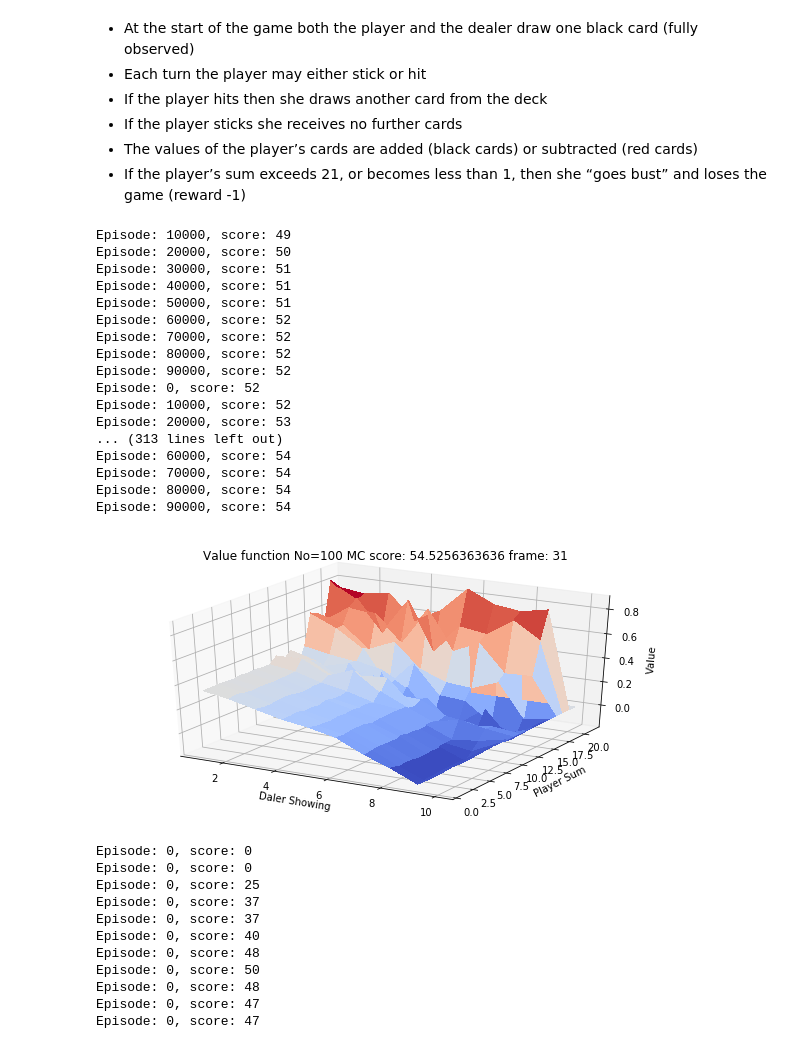
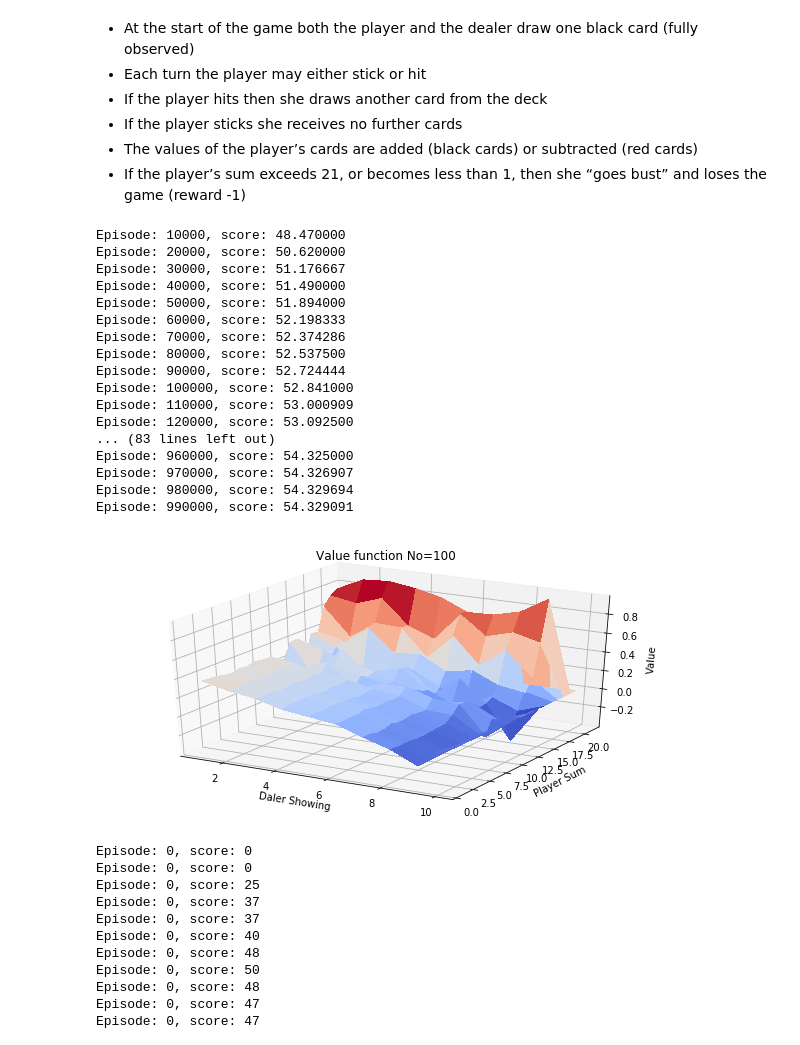
Before and after one commit to hereismari/easy21, a Jupyter notebook: easy21.ipynb, the cells around one changed output. Saved outputs shown, nothing was run; the diff lists cells and outputs as text; code cells hidden in the pictures.

```diff
--- a/easy21.ipynb
+++ b/easy21.ipynb
@@ -335,7 +377,7 @@ class MC_Q_function(object):
         error = Gt - self.q[d_sum][a_sum][action.value]
         self.q[d_sum][a_sum][action.value] += alpha * error
 
-class MC_agent(Player):
+class MCAgent(Player):
 
     def __init__(self, environment, No=100, discount_factor=1):
 
@@ -375,8 +417,8 @@ class MC_agent(Player):
 
     def get_value_function(self):
         '''Get best value function in the moment.'''
-        for i in xrange(self.env.dealer_max_value):
-            for j in xrange(self.env.player_max_value):
+        for i in xrange(1, self.env.dealer_max_value + 1):
+            for j in xrange(1, self.env.player_max_value + 1):
                 self.V[i][j] = self.Q.get_max_action(i, j)
         return self.V
 
@@ -439,7 +481,7 @@ class MC_agent(Player):
                 s = next_s
 
             if e % 10000 == 0 and self.iterations > 0:
-                print "Episode: %d, score: %d" % (e, float(self.wins)/(self.iterations*100))
+                print "Episode: %d, score: %f" % (e, (float(self.wins)/(self.iterations)*100.0))
 
             # update wins and iterations
             self.iterations += 1
@@ -452,29 +494,33 @@ class MC_agent(Player):
         # Derive value function
         return self.get_value_function()
 # %%
+TRAIN_STEPS = 1000000
+
 environment = Environment()
 agent = MC_agent(environment)
 
-plot_value_function(agent.get_value_function(), generate_gif=True, title="Value function No=100")
+agent.train(TRAIN_STEPS)
+
+plot_value_function(agent, title="Value function No=100")
 # %% [output]
-Episode: 10000, score: 49
-Episode: 20000, score: 50
-Episode: 30000, score: 51
-Episode: 40000, score: 51
-Episode: 50000, score: 51
-Episode: 60000, score: 52
-Episode: 70000, score: 52
-Episode: 80000, score: 52
-Episode: 90000, score: 52
-Episode: 0, score: 52
-Episode: 10000, score: 52
-Episode: 20000, score: 53
-... (313 lines left out)
-Episode: 60000, score: 54
-Episode: 70000, score: 54
-Episode: 80000, score: 54
-Episode: 90000, score: 54
+Episode: 10000, score: 48.470000
+Episode: 20000, score: 50.620000
+Episode: 30000, score: 51.176667
+Episode: 40000, score: 51.490000
+Episode: 50000, score: 51.894000
+Episode: 60000, score: 52.198333
+Episode: 70000, score: 52.374286
+Episode: 80000, score: 52.537500
+Episode: 90000, score: 52.724444
+Episode: 100000, score: 52.841000
+Episode: 110000, score: 53.000909
+Episode: 120000, score: 53.092500
+... (83 lines left out)
+Episode: 960000, score: 54.325000
+Episode: 970000, score: 54.326907
+Episode: 980000, score: 54.329694
+Episode: 990000, score: 54.329091
-[figure, old version]
+[figure, new version]
 # %%
 environment = Environment()
 agent = MC_agent(environment, No=10000)
```
Also changed, not shown: parts of 29 cells of this notebook.
